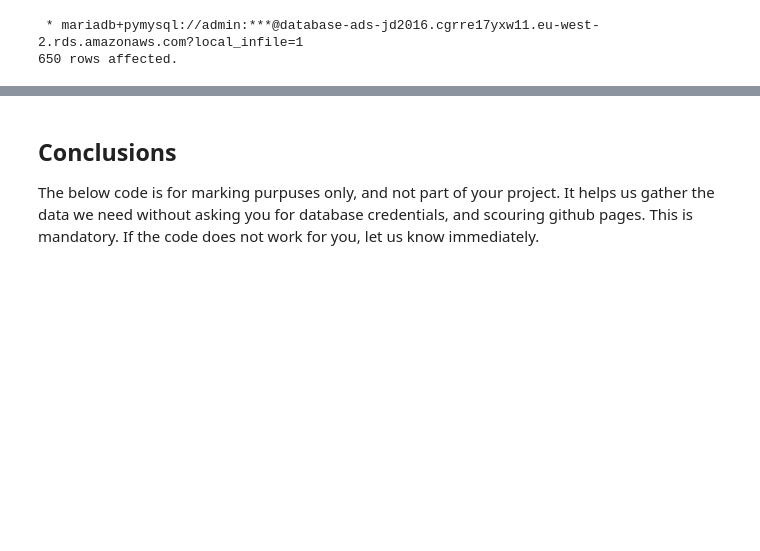
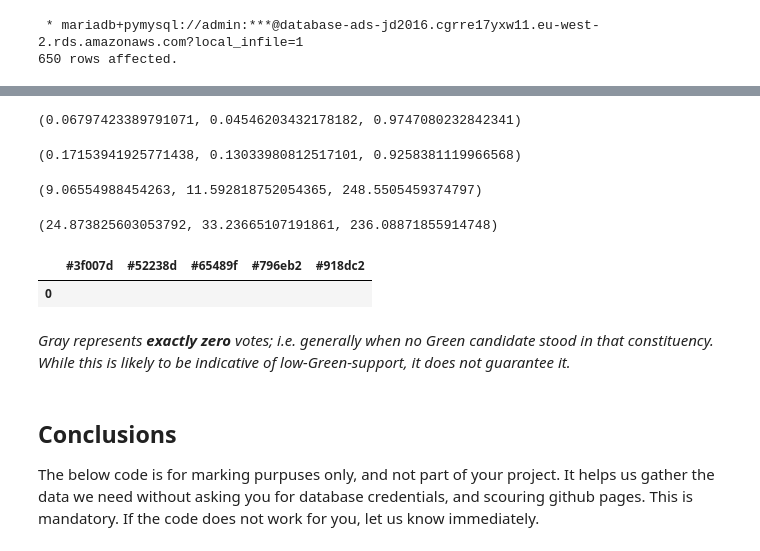
Before and after one commit to JDS289/jd2016_ads_2024, a Jupyter notebook: ads_course_assessment.ipynb, the cells around one changed output, grey strips where cells are left out. Drawn from its saved outputs; the diff is of its cells as text; code cells hidden in the pictures; blank space fills up the shorter version.

```diff
--- a/ads_course_assessment.ipynb
+++ b/ads_course_assessment.ipynb
@@ -921,3 +936,38 @@ for _i, row in gdf2024.iterrows():
+# %%
+color_from_greenProportion(0.01)
+# %% [output]
+(0.06797423389791071, 0.04546203432178182, 0.9747080232842341)
+# %%
+color_from_greenProportion(0.03)
+# %% [output]
+(0.17153941925771438, 0.13033980812517101, 0.9258381119966568)
+# %%
+tuple(255*i for i in (0.03555117601781423, 0.04546203432178182, 0.9747080232842341))
+# %% [output]
+(9.06554988454263, 11.592818752054365, 248.5505459374797)
+# %%
+tuple(255*i for i in (0.09754441412962271, 0.13033980812517101, 0.9258381119966568))
+# %% [output]
+(24.873825603053792, 33.23665107191861, 236.08871855914748)
+# %%
+import pandas as pd
+
+def apply_formatting(col, hex_colors):
+    for hex_color in hex_colors:
+        if col.name == hex_color:
+            return [f'background-color: {hex_color}' for c in col.values]
+
+colors = ['#3f007d','#52238d','#65489f','#796eb2','#918dc2']
+
+df = pd.DataFrame(colors).T
+df.columns = colors
+df.iloc[0,0:len(colors)] = ""
+display(df.style.apply(lambda x: apply_formatting(x, colors)))
+# %% [output]
+|  | #3f007d | #52238d | #65489f | #796eb2 | #918dc2 |
+| 0 |  |  |  |  |  |
+# %% [markdown]
+*Gray represents **exactly zero** votes; i.e. generally when no Green candidate stood in that constituency. While this is likely to be indicative of low-Green-support, it does not guarantee it.*
 # %% [markdown]
 ## Conclusions
 
```
Also changed, not shown: parts of 14 cells of this notebook.
